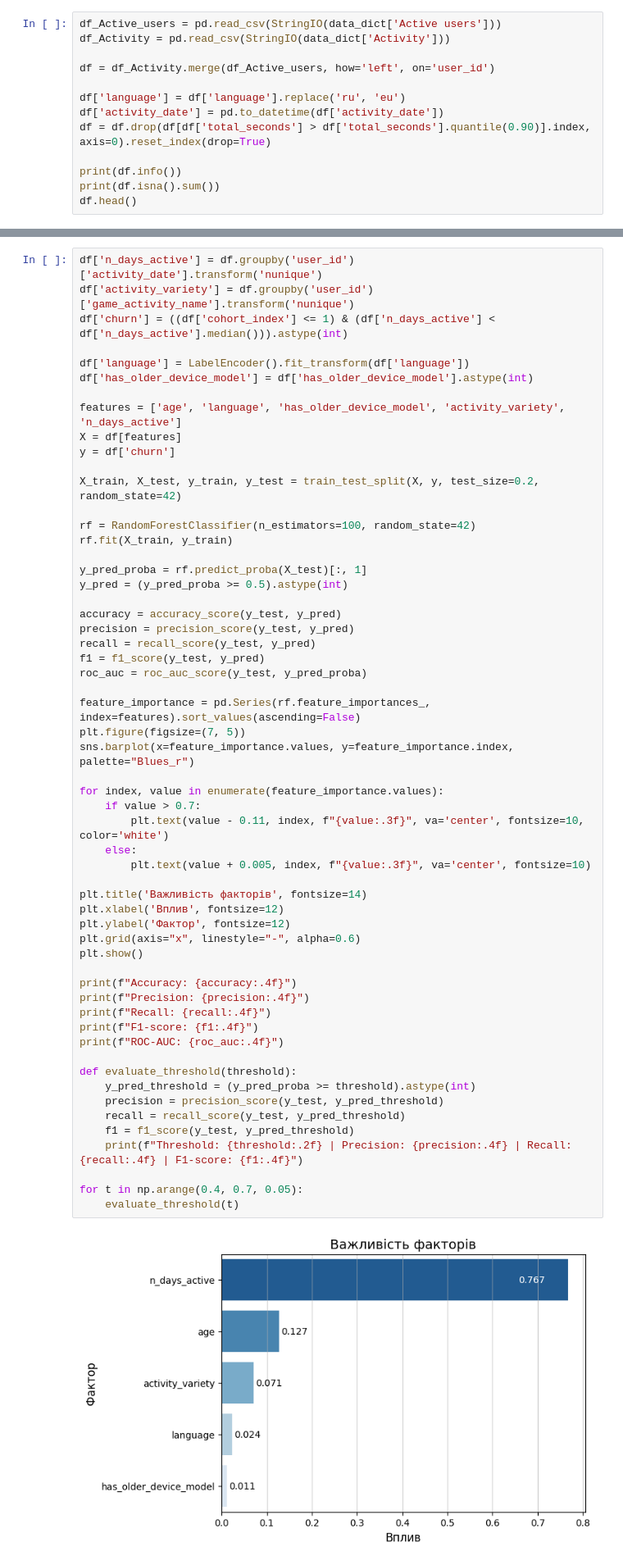
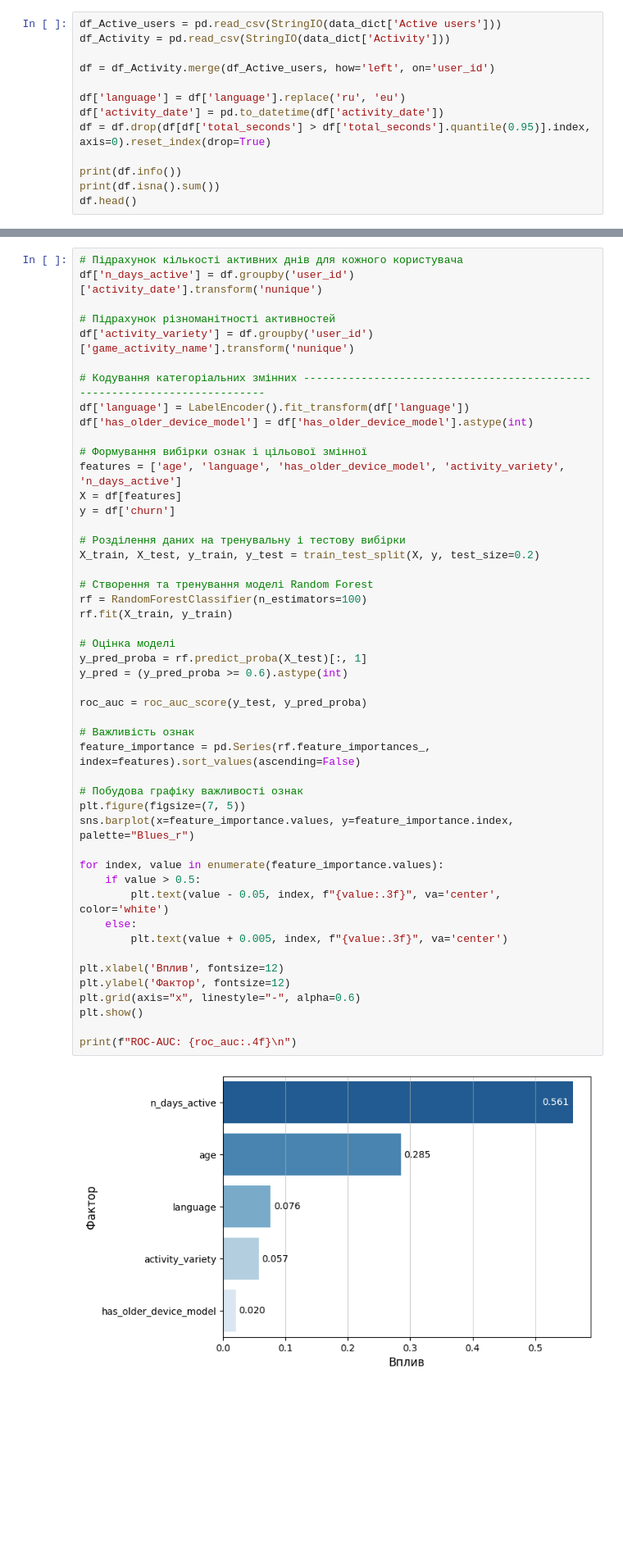
Before and after one commit to Nikita-Zuev/Python_User_Activity_Analysis, a Jupyter notebook: main.ipynb, the cells around one changed output, grey strips where cells are left out. Shown at 82% size. Saved outputs shown, nothing was run; the diff lists cells and outputs as text; blank space fills up the shorter version.

```diff
--- a/main.ipynb
+++ b/main.ipynb
@@ -78,7 +78,7 @@ df = df_Activity.merge(df_Active_users, how='left', on='user_id')
 
 df['language'] = df['language'].replace('ru', 'eu')
 df['activity_date'] = pd.to_datetime(df['activity_date'])
-df = df.drop(df[df['total_seconds'] > df['total_seconds'].quantile(0.90)].index, axis=0).reset_index(drop=True)
+df = df.drop(df[df['total_seconds'] > df['total_seconds'].quantile(0.95)].index, axis=0).reset_index(drop=True)
 
 print(df.info())
 print(df.isna().sum())
@@ -277,61 +356,52 @@ plt.show()
 
 3. Визначається важливість факторів, щоб зрозуміти, **які змінні найбільше впливають на відтік**.
 # %%
+# Підрахунок кількості активних днів для кожного користувача
 df['n_days_active'] = df.groupby('user_id')['activity_date'].transform('nunique')
+
+# Підрахунок різноманітності активностей
 df['activity_variety'] = df.groupby('user_id')['game_activity_name'].transform('nunique')
-df['churn'] = ((df['cohort_index'] <= 1) & (df['n_days_active'] < df['n_days_active'].median())).astype(int)
 
+# Кодування категоріальних змінних --------------------------------------------------------------------------
 df['language'] = LabelEncoder().fit_transform(df['language'])
 df['has_older_device_model'] = df['has_older_device_model'].astype(int)
 
+# Формування вибірки ознак і цільової змінної
 features = ['age', 'language', 'has_older_device_model', 'activity_variety', 'n_days_active']
 X = df[features]
 y = df['churn']
 
-X_train, X_test, y_train, y_test = train_test_split(X, y, test_size=0.2, random_state=42)
+# Розділення даних на тренувальну і тестову вибірки
+X_train, X_test, y_train, y_test = train_test_split(X, y, test_size=0.2)
 
-rf = RandomForestClassifier(n_estimators=100, random_state=42)
+# Створення та тренування моделі Random Forest
+rf = RandomForestClassifier(n_estimators=100)
 rf.fit(X_train, y_train)
 
+# Оцінка моделі
 y_pred_proba = rf.predict_proba(X_test)[:, 1]
-y_pred = (y_pred_proba >= 0.5).astype(int)
+y_pred = (y_pred_proba >= 0.6).astype(int)
 
-accuracy = accuracy_score(y_test, y_pred)
-precision = precision_score(y_test, y_pred)
-recall = recall_score(y_test, y_pred)
-f1 = f1_score(y_test, y_pred)
 roc_auc = roc_auc_score(y_test, y_pred_proba)
 
+# Важливість ознак
 feature_importance = pd.Series(rf.feature_importances_, index=features).sort_values(ascending=False)
+
+# Побудова графіку важливості ознак
 plt.figure(figsize=(7, 5))
 sns.barplot(x=feature_importance.values, y=feature_importance.index, palette="Blues_r")
 
 for index, value in enumerate(feature_importance.values):
-    if value > 0.7:
-        plt.text(value - 0.11, index, f"{value:.3f}", va='center', fontsize=10, color='white')
+    if value > 0.5:
+        plt.text(value - 0.05, index, f"{value:.3f}", va='center', color='white')
     else:
-        plt.text(value + 0.005, index, f"{value:.3f}", va='center', fontsize=10)
+        plt.text(value + 0.005, index, f"{value:.3f}", va='center')
 
-plt.title('Важливість факторів', fontsize=14)
 plt.xlabel('Вплив', fontsize=12)
 plt.ylabel('Фактор', fontsize=12)
 plt.grid(axis="x", linestyle="-", alpha=0.6)
 plt.show()
 
-print(f"Accuracy: {accuracy:.4f}")
-print(f"Precision: {precision:.4f}")
-print(f"Recall: {recall:.4f}")
-print(f"F1-score: {f1:.4f}")
-print(f"ROC-AUC: {roc_auc:.4f}")
-
-def evaluate_threshold(threshold):
-    y_pred_threshold = (y_pred_proba >= threshold).astype(int)
-    precision = precision_score(y_test, y_pred_threshold)
-    recall = recall_score(y_test, y_pred_threshold)
-    f1 = f1_score(y_test, y_pred_threshold)
-    print(f"Threshold: {threshold:.2f} | Precision: {precision:.4f} | Recall: {recall:.4f} | F1-score: {f1:.4f}")
-
-for t in np.arange(0.4, 0.7, 0.05):
-    evaluate_threshold(t)
+print(f"ROC-AUC: {roc_auc:.4f}\n")
 # %% [output]
-[figure, old version]
+[figure, new version]
```
Also changed, not shown: parts of 16 cells of this notebook, 1 other file.
